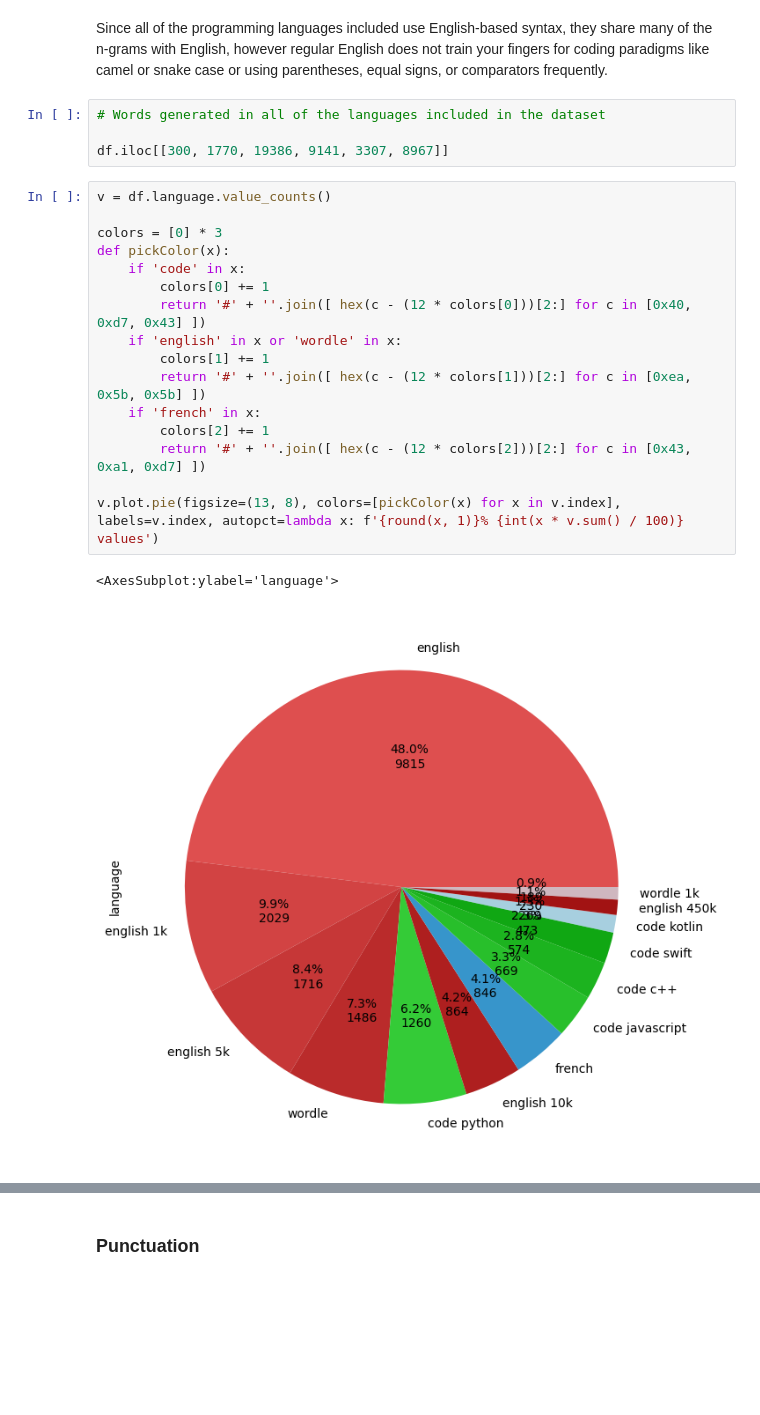
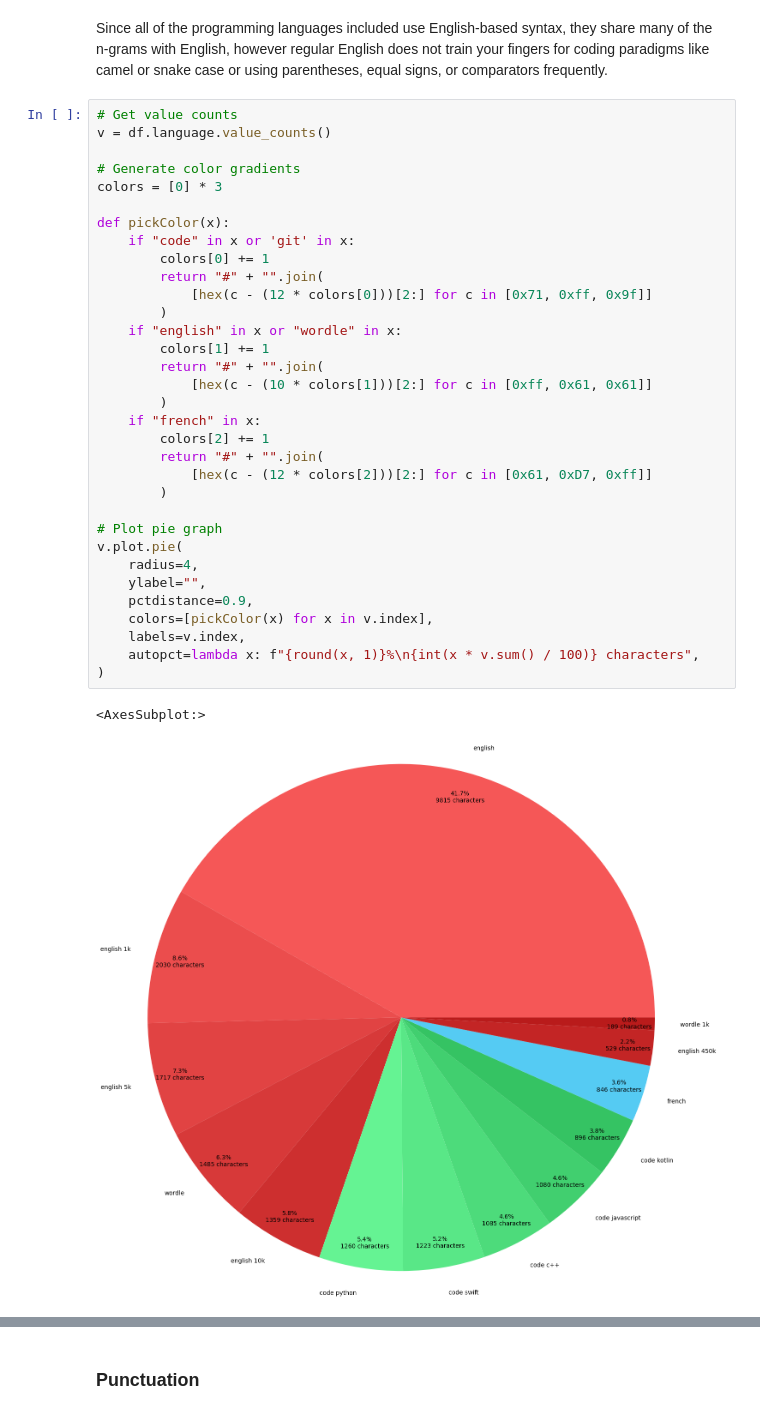
Before and after one commit to rmchorgh/MonkeyTypeMachineLearn, a Jupyter notebook: main.ipynb, the cells around one changed output, grey strips where cells are left out. Drawn from its saved outputs; the diff is of its cells as text; blank space fills up the shorter version.

```diff
--- a/main.ipynb
+++ b/main.ipynb
@@ -104,25 +136,38 @@ Monkey Type can generate typing tests in many different languages, so, in order
 # %% [markdown]
 Since all of the programming languages included use English-based syntax, they share many of the n-grams with English, however regular English does not train your fingers for coding paradigms like camel or snake case or using parentheses, equal signs, or comparators frequently.
-# %%
-# Words generated in all of the languages included in the dataset
-
-df.iloc[[300, 1770, 19386, 9141, 3307, 8967]]
 # %%
+# Get value counts
 v = df.language.value_counts()
 
+# Generate color gradients
 colors = [0] * 3
+
 def pickColor(x):
-	if 'code' in x:
-		colors[0] += 1
-		return '#' + ''.join([ hex(c - (12 * colors[0]))[2:] for c in [0x40, 0xd7, 0x43] ])
-	if 'english' in x or 'wordle' in x:
-		colors[1] += 1
-		return '#' + ''.join([ hex(c - (12 * colors[1]))[2:] for c in [0xea, 0x5b, 0x5b] ])
-	if 'french' in x:
-		colors[2] += 1
-		return '#' + ''.join([ hex(c - (12 * colors[2]))[2:] for c in [0x43, 0xa1, 0xd7] ])
+    if "code" in x or 'git' in x:
+        colors[0] += 1
+        return "#" + "".join(
+            [hex(c - (12 * colors[0]))[2:] for c in [0x71, 0xff, 0x9f]]
+        )
+    if "english" in x or "wordle" in x:
+        colors[1] += 1
+        return "#" + "".join(
+            [hex(c - (10 * colors[1]))[2:] for c in [0xff, 0x61, 0x61]]
+        )
+    if "french" in x:
+        colors[2] += 1
+        return "#" + "".join(
+            [hex(c - (12 * colors[2]))[2:] for c in [0x61, 0xD7, 0xff]]
+        )
 
-v.plot.pie(figsize=(13, 8), colors=[pickColor(x) for x in v.index], labels=v.index, autopct=lambda x: f'{round(x, 1)}% {int(x * v.sum() / 100)} values')
+# Plot pie graph
+v.plot.pie(
+    radius=4,
+    ylabel="",
+	pctdistance=0.9,
+    colors=[pickColor(x) for x in v.index],
+    labels=v.index,
+    autopct=lambda x: f"{round(x, 1)}%\n{int(x * v.sum() / 100)} characters",
+)
 # %% [output]
-<AxesSubplot:ylabel='language'>
+<AxesSubplot:>
-[figure, old version]
+[figure, new version]
```
Also changed, not shown: parts of 19 cells of this notebook, 5 other files.
